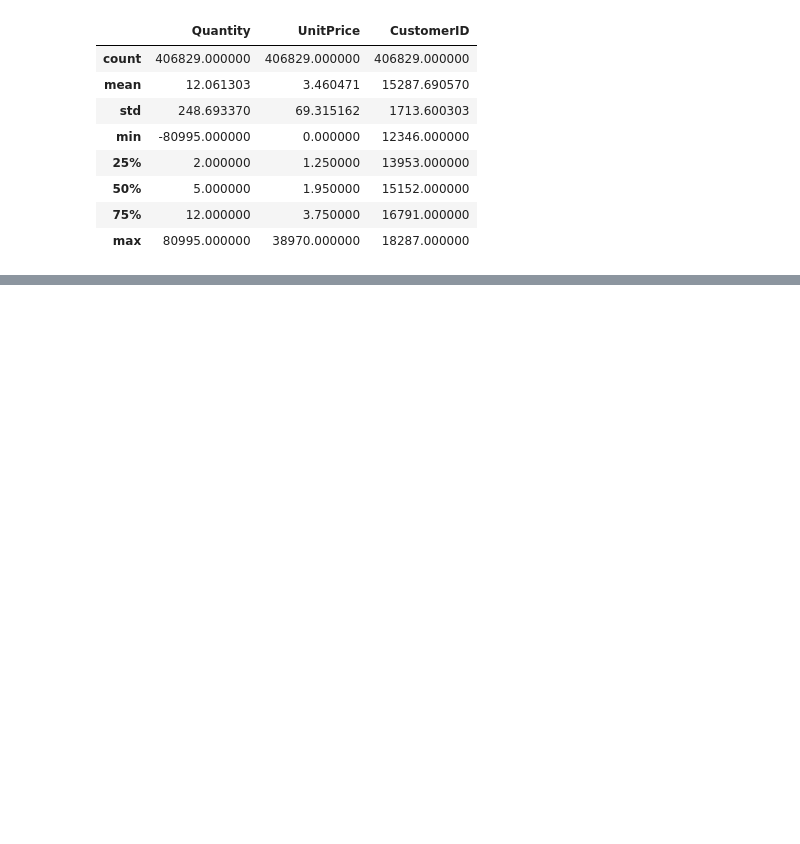
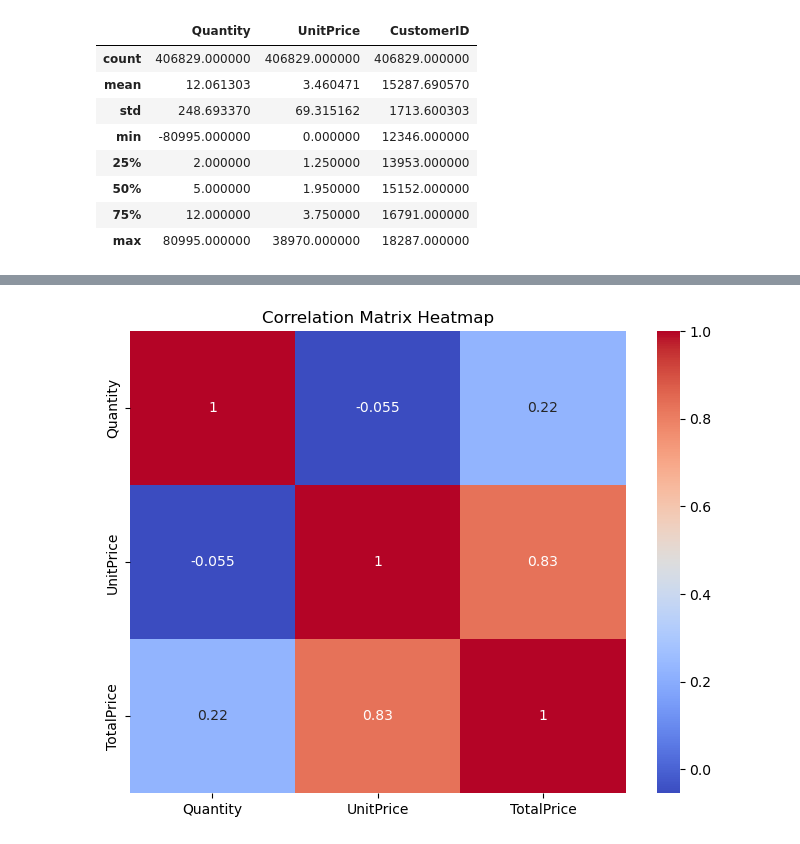
Before and after one commit to kflemming30/Customer-Segmentation, a Jupyter notebook: Segmentation.ipynb, the cells around one changed output, grey strips where cells are left out. Cells and saved outputs as stored; diff of their text form; code cells hidden in the pictures; blank space fills up the shorter version.

```diff
--- a/Segmentation.ipynb
+++ b/Segmentation.ipynb
@@ -117,0 +207,13 @@ onlineretail_cleaned.describe()
+# %%
+import seaborn as sns
+
+# Calculate the correlation matrix
+corr = onlineretail_filtered[['Quantity', 'UnitPrice', 'TotalPrice']].corr()
+
+# Plot the heatmap
+plt.figure(figsize=(8, 6))
+sns.heatmap(corr, annot=True, cmap='coolwarm')
+plt.title('Correlation Matrix Heatmap')
+plt.show()
+# %% [output]
+[figure, added]
```
Also changed, not shown: parts of 14 cells of this notebook.
